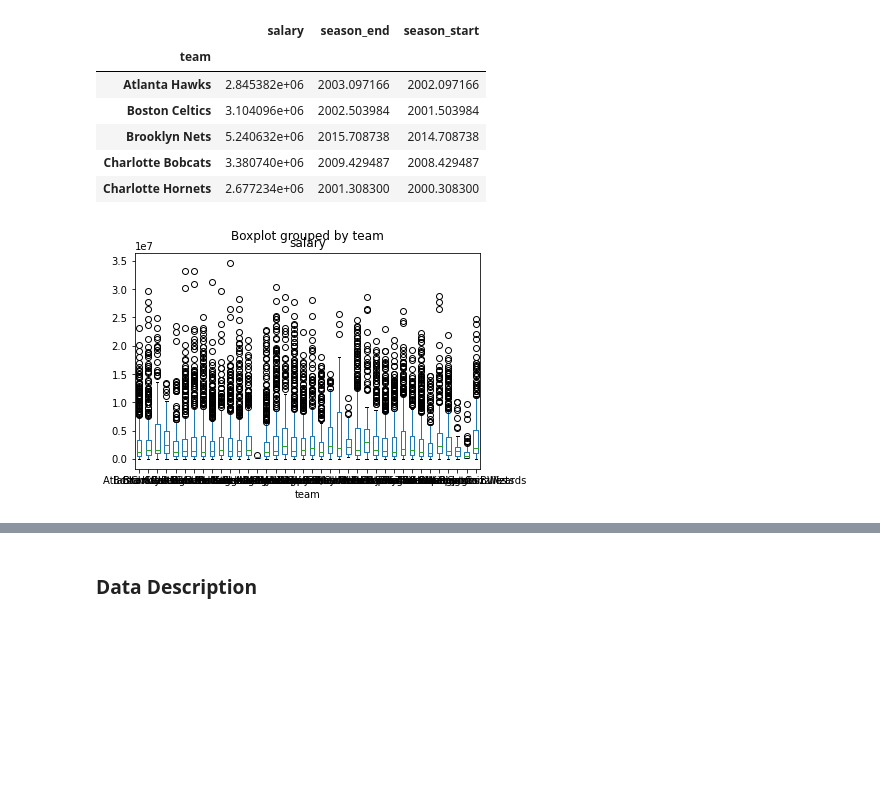
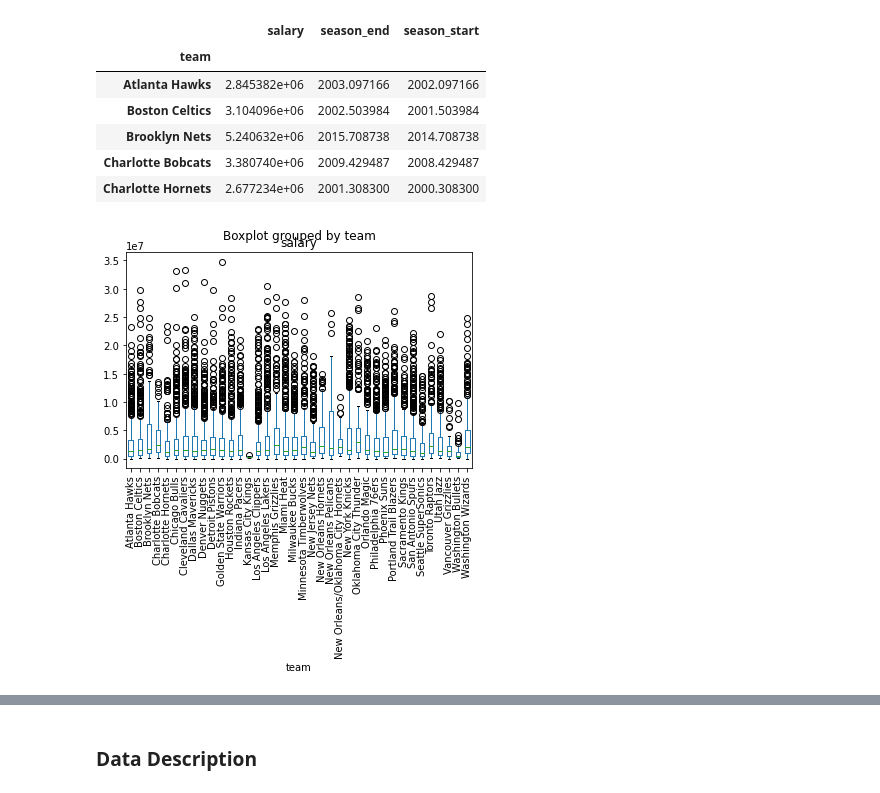
Before and after one commit to frannie-lach/info2950, a Jupyter notebook: NBA.ipynb, the cells around one changed output, grey strips where cells are left out. Cells and saved outputs as stored; diff of their text form; code cells hidden in the pictures; blank space fills up the shorter version.

```diff
--- a/NBA.ipynb
+++ b/NBA.ipynb
@@ -70,6 +70,9 @@ season_means.head()
 plt.
 # %%
 nba_data.boxplot(by ='team', column = ['salary'], grid=False)
+plt.xticks(rotation=90)
+for i in ax.get_xaxis().get_ticklabels()[::2]:
+    i.set_visible(False)
 plt.show()
 # %% [output]
-[figure, old version]
+[figure, new version]
```
Also changed, not shown: parts of 3 cells of this notebook.
